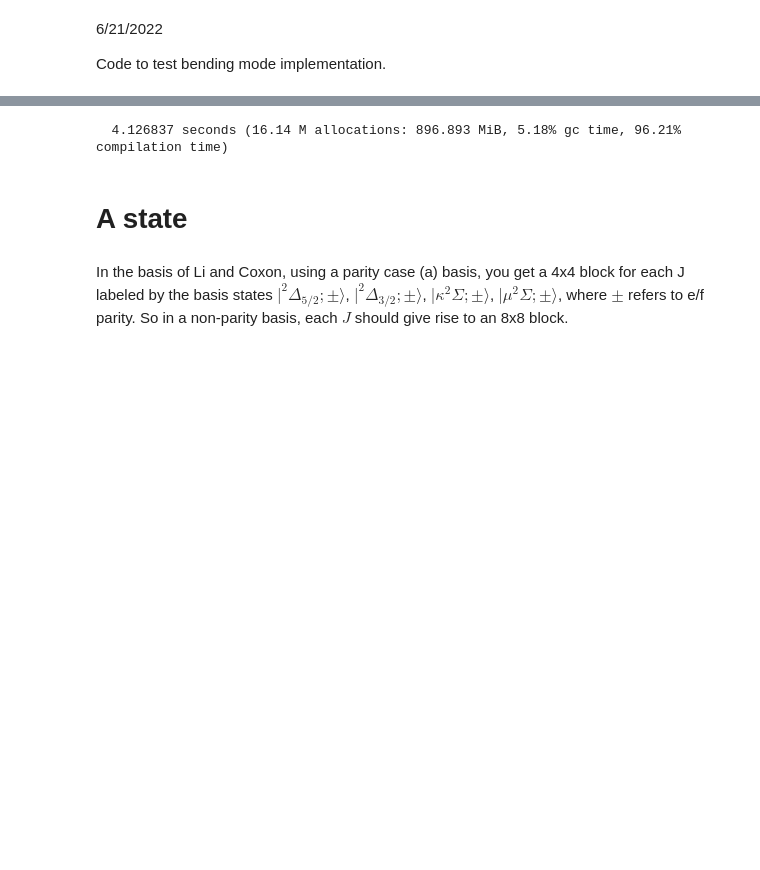
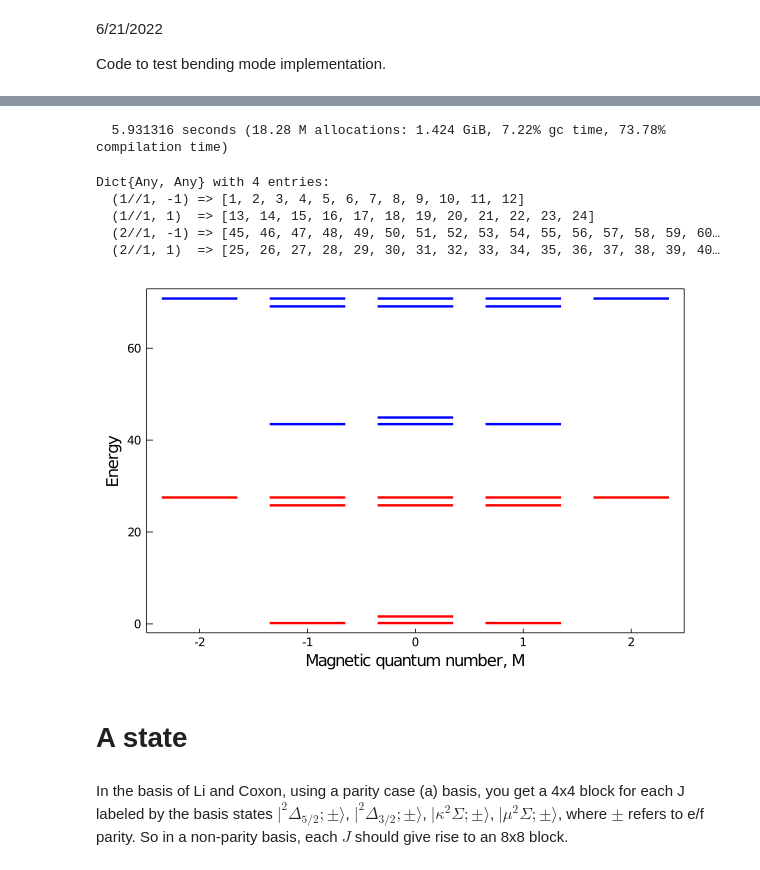
Before and after one commit to benjaug/JuliaSpectra.jl, a Jupyter notebook: Sandbox/BendingSandbox.ipynb, the cells around one changed output, grey strips where cells are left out. Drawn from its saved outputs; the diff is of its cells as text; code cells hidden in the pictures; blank space fills up the shorter version.

Commit message:
add parity labeling and interactive plot labeling

```diff
--- a/Sandbox/BendingSandbox.ipynb
+++ b/Sandbox/BendingSandbox.ipynb
@@ -47,7 +43,7 @@ basisX = enumerate_states(LinearCaseB_Bend_Field, bounds)
 end
 ;
 # %%
-Elist = range(1e-2, stop=50, length=1000)
+Elist = range(1e-2, stop=50, length=1200)
 
 # X State
 Hrot = BX * Rotation
@@ -58,4 +54,4 @@ HX0 = Hrot + Hsr + Hhf + Hld
 @time eigsysX = eigenshuffle(HX0, μel*Stark, basisX, Elist, pack_eigensystem=true, warn_if_lost=true)
 ;
 # %% [output]
-  4.126837 seconds (16.14 M allocations: 896.893 MiB, 5.18% gc time, 96.21% compilation time)
+  5.931316 seconds (18.28 M allocations: 1.424 GiB, 7.22% gc time, 73.78% compilation time)
@@ -64,3 +58,24 @@ plotZeemanlevels(eigsysX[1:24,1], energy_offset = 7355, units="cm-1", ylabel="En
+# %%
+function conditions(eigsys)
+    basis = eigsys[1].basis
+    evecs = eigsys[1].coeffs
+    parityop = build(Hamiltonian(basis=basis, H_operator = parity))
+    Nlab = basis[argmax(abs2.(evecs))].N
+    plab = Int64(round(evecs[:,1]' * parityop * evecs[:,1], digits=1))
+    return (Nlab,plab)
+end
+Xinds = subspaceinds(eigsysX, conditions)
+# %% [output]
+Dict{Any, Any} with 4 entries:
+  (1//1, -1) => [1, 2, 3, 4, 5, 6, 7, 8, 9, 10, 11, 12]
+  (1//1, 1)  => [13, 14, 15, 16, 17, 18, 19, 20, 21, 22, 23, 24]
+  (2//1, -1) => [45, 46, 47, 48, 49, 50, 51, 52, 53, 54, 55, 56, 57, 58, 59, 60…
+  (2//1, 1)  => [25, 26, 27, 28, 29, 30, 31, 32, 33, 34, 35, 36, 37, 38, 39, 40…
+# %%
+p=plotZeemanlevels(eigsysX[Xinds[1,-1],1], energy_offset = 9957, units="cm-1", ylabel="Energy", lw=2, color=:red, legend=false)
+plotZeemanlevels!(p,eigsysX[Xinds[1,+1],1], energy_offset = 9957, units="cm-1", ylabel="Energy",  lw=2, color=:blue, legend=false)
+# %% [output]
+[figure, added]
 # %%
 plot(Elist,eigsysX[1:24,:].E',legend=false, lw=2)
 # %% [markdown]
```
Also changed, not shown: parts of 5 cells of this notebook, 11 other files.
